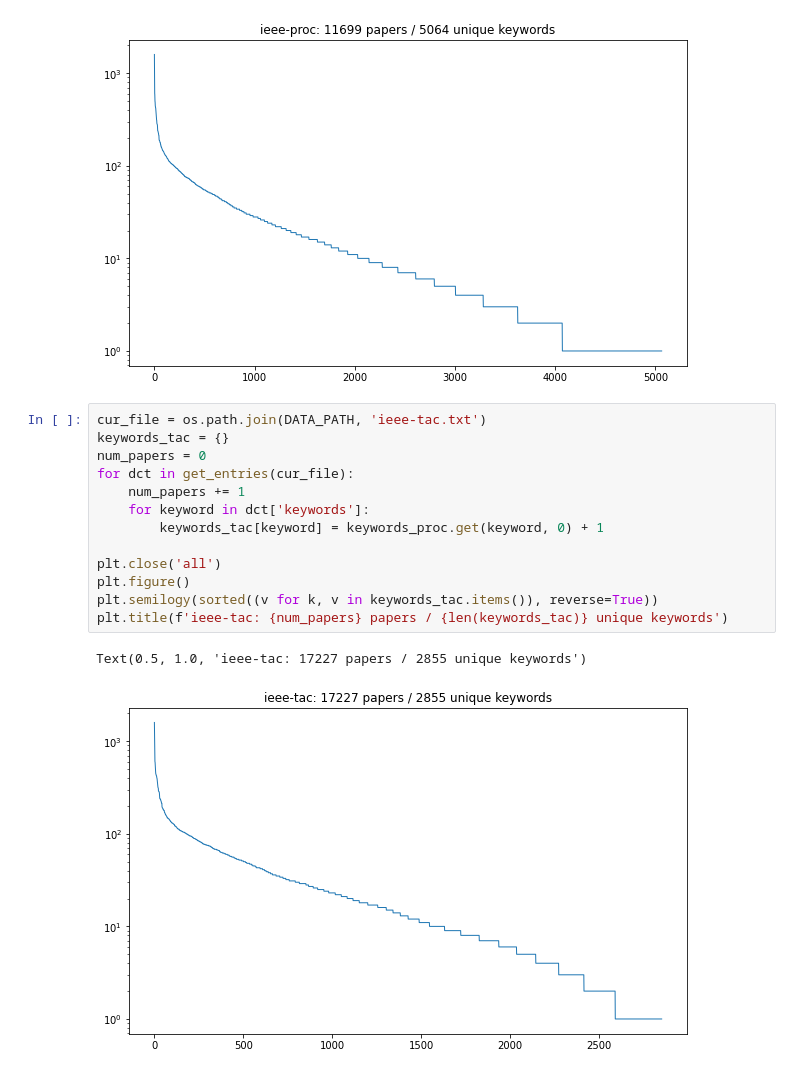
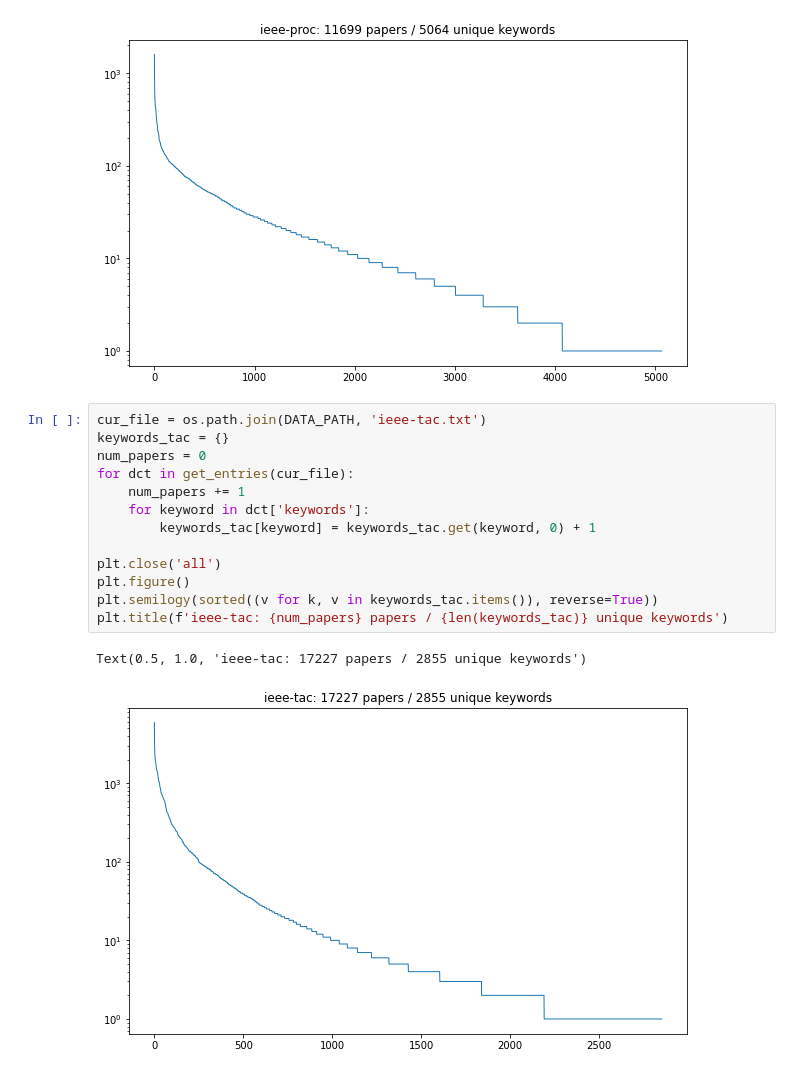
Before and after one commit to vsgolovin/hse-nlp-2022, a Jupyter notebook: notebooks/keywords.ipynb, the cells around one changed output. Drawn from its saved outputs; the diff is of its cells as text.

```diff
--- a/notebooks/keywords.ipynb
+++ b/notebooks/keywords.ipynb
@@ -57,19 +61,19 @@ Text(0.5, 1.0, 'ieee-proc: 11699 papers / 5064 unique keywords')
 # %%
 cur_file = os.path.join(DATA_PATH, 'ieee-tac.txt')
 keywords_tac = {}
 num_papers = 0
 for dct in get_entries(cur_file):
     num_papers += 1
     for keyword in dct['keywords']:
-        keywords_tac[keyword] = keywords_proc.get(keyword, 0) + 1
+        keywords_tac[keyword] = keywords_tac.get(keyword, 0) + 1
 
 plt.close('all')
 plt.figure()
 plt.semilogy(sorted((v for k, v in keywords_tac.items()), reverse=True))
 plt.title(f'ieee-tac: {num_papers} papers / {len(keywords_tac)} unique keywords')
 # %% [output]
 Text(0.5, 1.0, 'ieee-tac: 17227 papers / 2855 unique keywords')
-[figure, old version]
+[figure, new version]
 # %%
 cur_file = os.path.join(DATA_PATH, 'ieee-ted.txt')
 keywords_ted = {}
```
Also changed, not shown: parts of 9 cells of this notebook.
